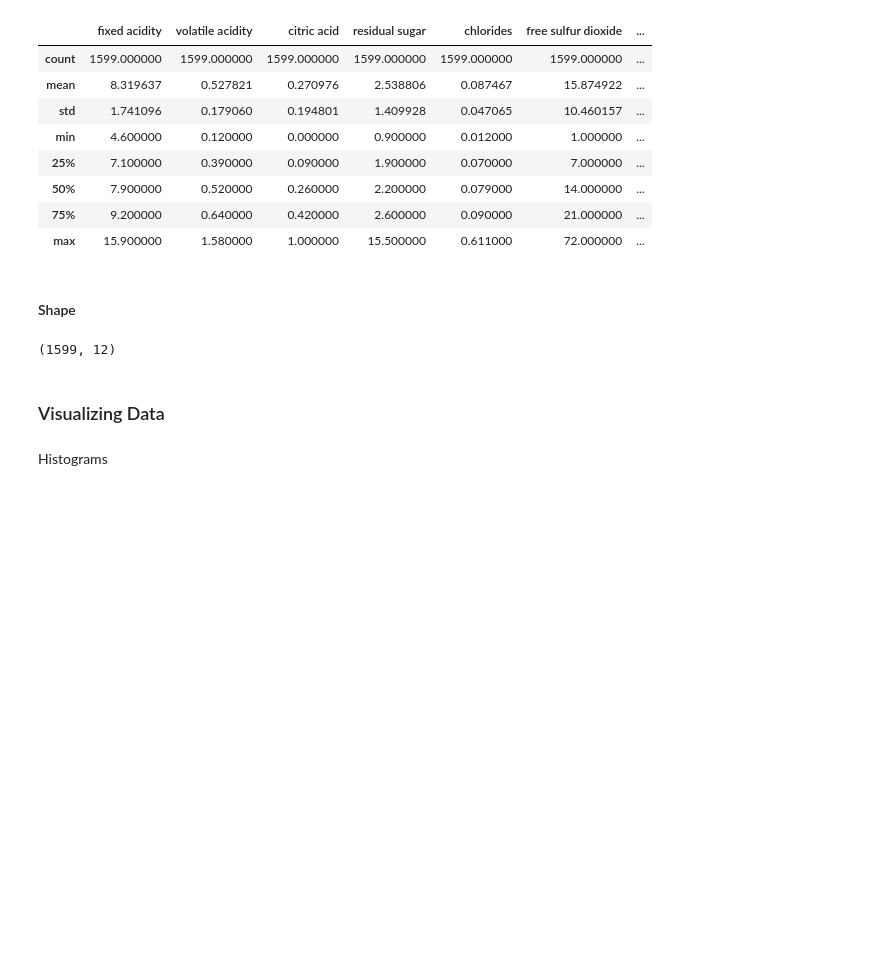
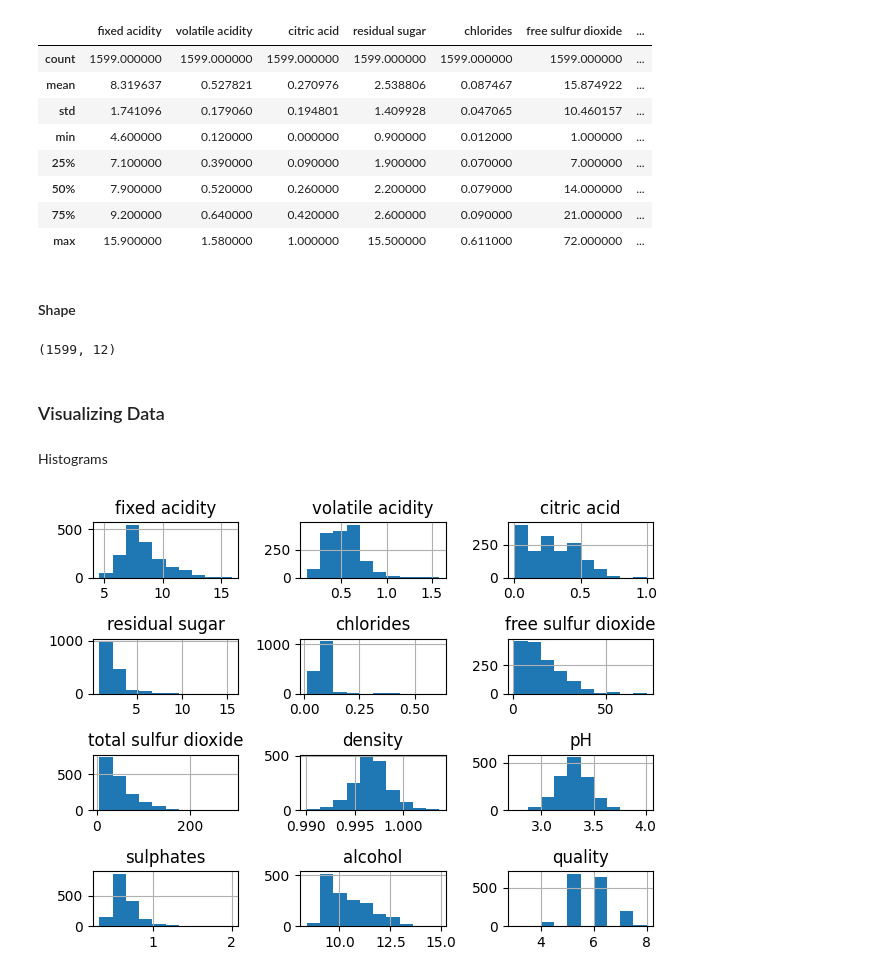
Before and after one commit to Merus23/T-picos2-Trabalho3, a Jupyter notebook: main.ipynb, the cells around one changed output. Cells and saved outputs as stored; diff of their text form; code cells hidden in the pictures; blank space fills up the shorter version.

Commit message:
feat: add Histograms

```diff
--- a/main.ipynb
+++ b/main.ipynb
@@ -99,3 +99,9 @@ data.shape
 ### Visualizing Data
 # %% [markdown]
 Histograms
+# %%
+data.hist()
+plt.tight_layout()
+plt.show()
+# %% [output]
+[figure, added]
```
